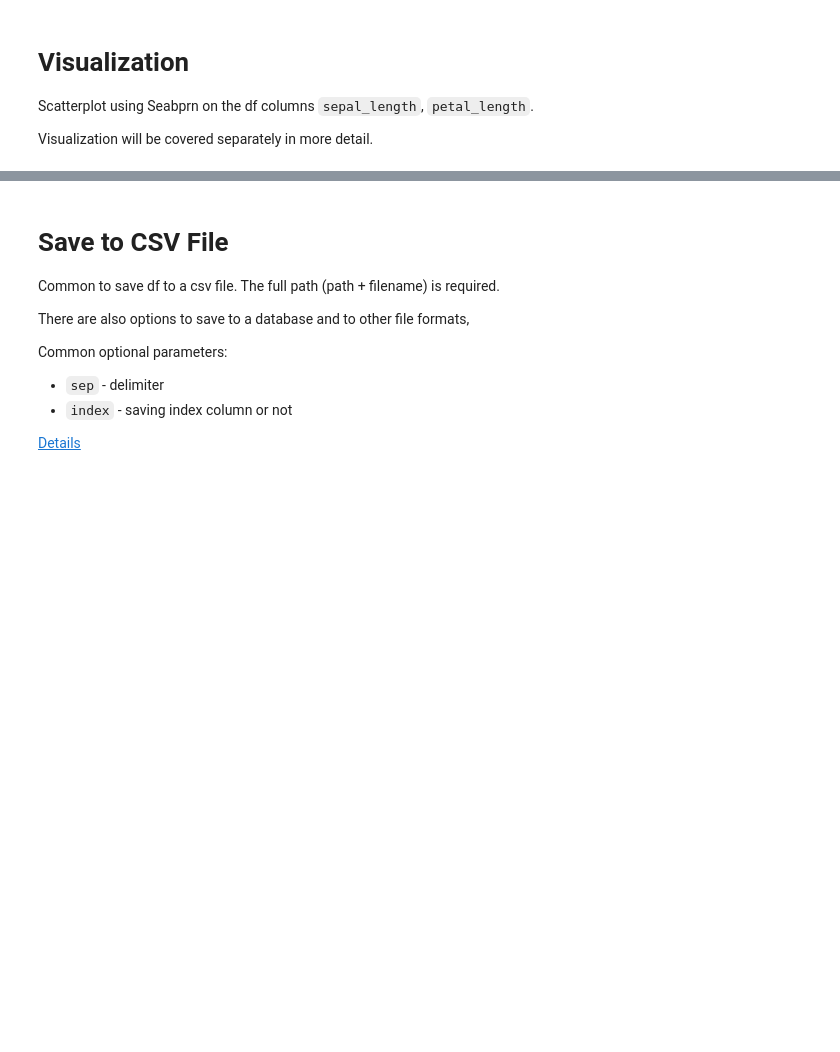
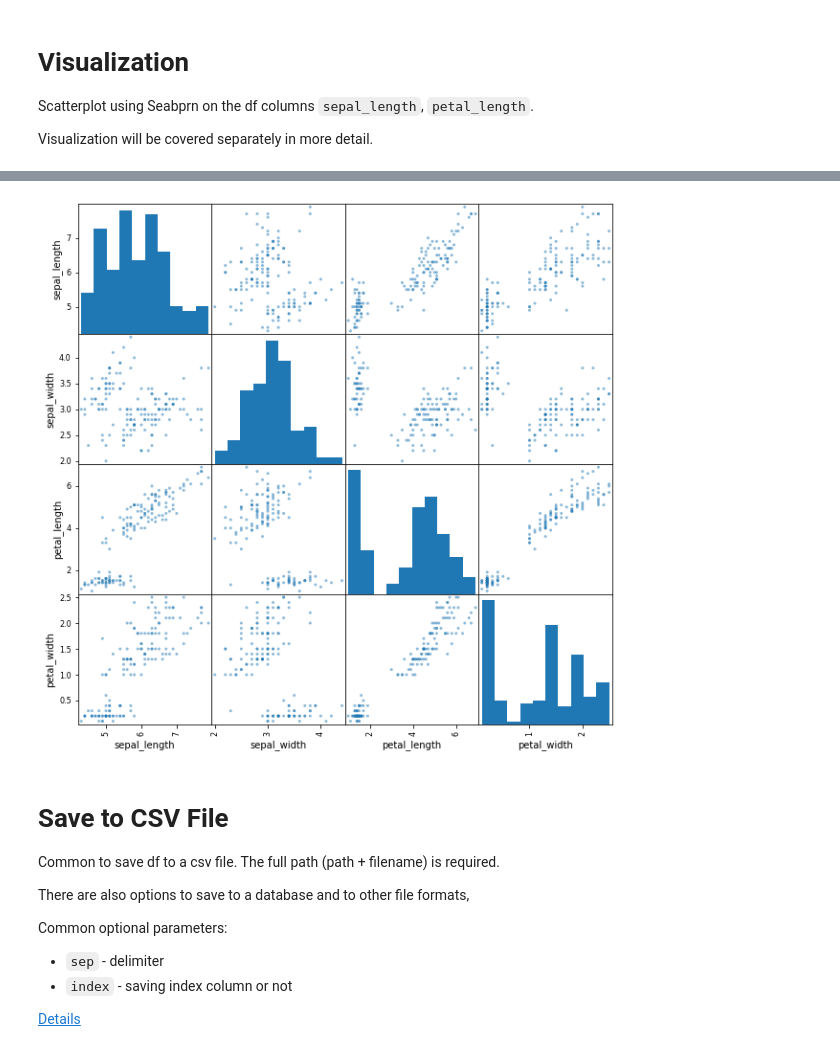
Before and after one commit to sarahsaas1/DS5100-2022-06-R, a Jupyter notebook: lessons/M07_Pandas/M07-01-Pandas1.ipynb, the cells around one changed output, grey strips where cells are left out. Cells and saved outputs as stored; diff of their text form; code cells hidden in the pictures; blank space fills up the shorter version.

```diff
--- a/lessons/M07_Pandas/M07-01-Pandas1.ipynb
+++ b/lessons/M07_Pandas/M07-01-Pandas1.ipynb
@@ -1006,3 +1092,7 @@ fig.grid()
+# %%
+scatter_matrix(iris, figsize=(10,10));
+# %% [output]
+[figure, added]
 # %% [markdown]
 # Save to CSV File
 
```
Also changed, not shown: parts of 199 cells of this notebook, 1 other file.
